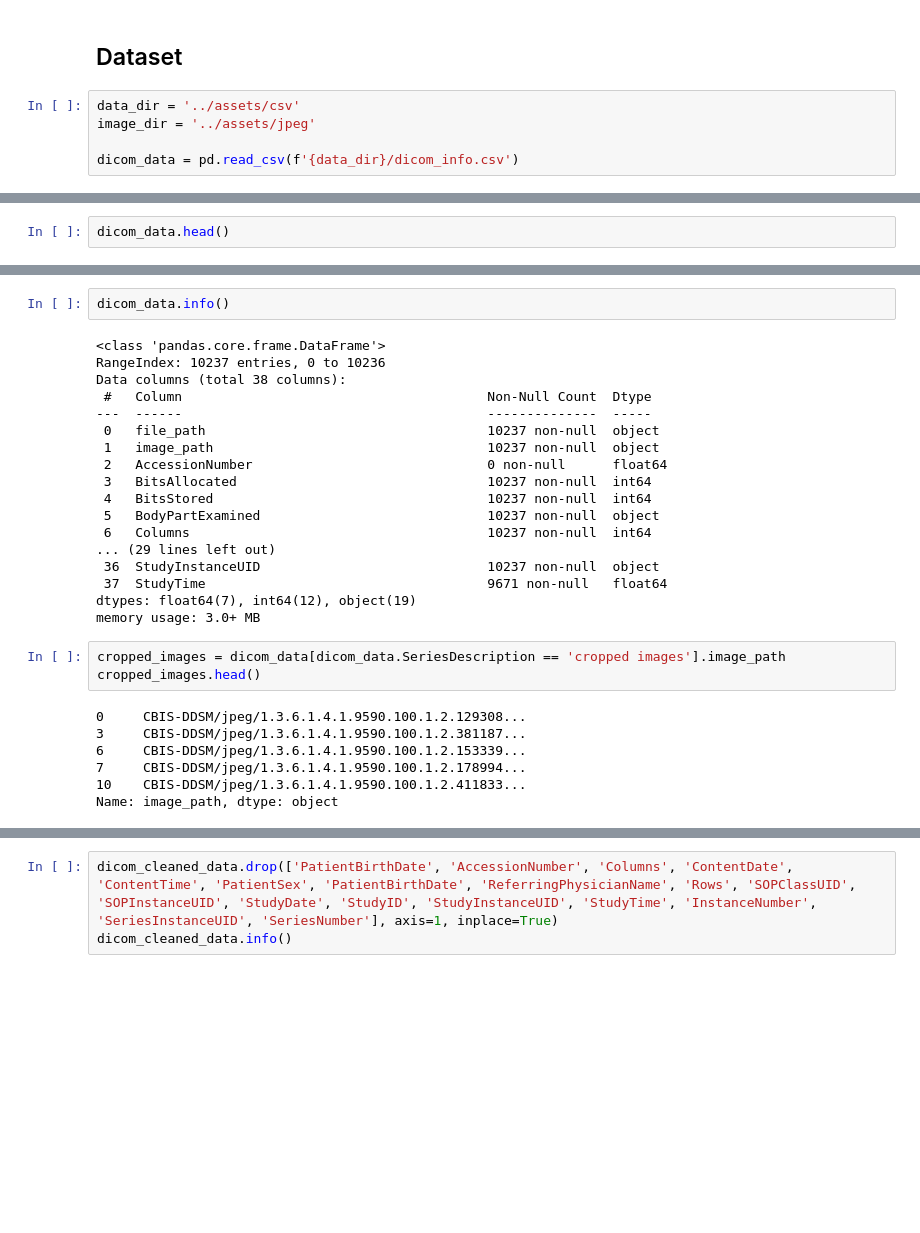
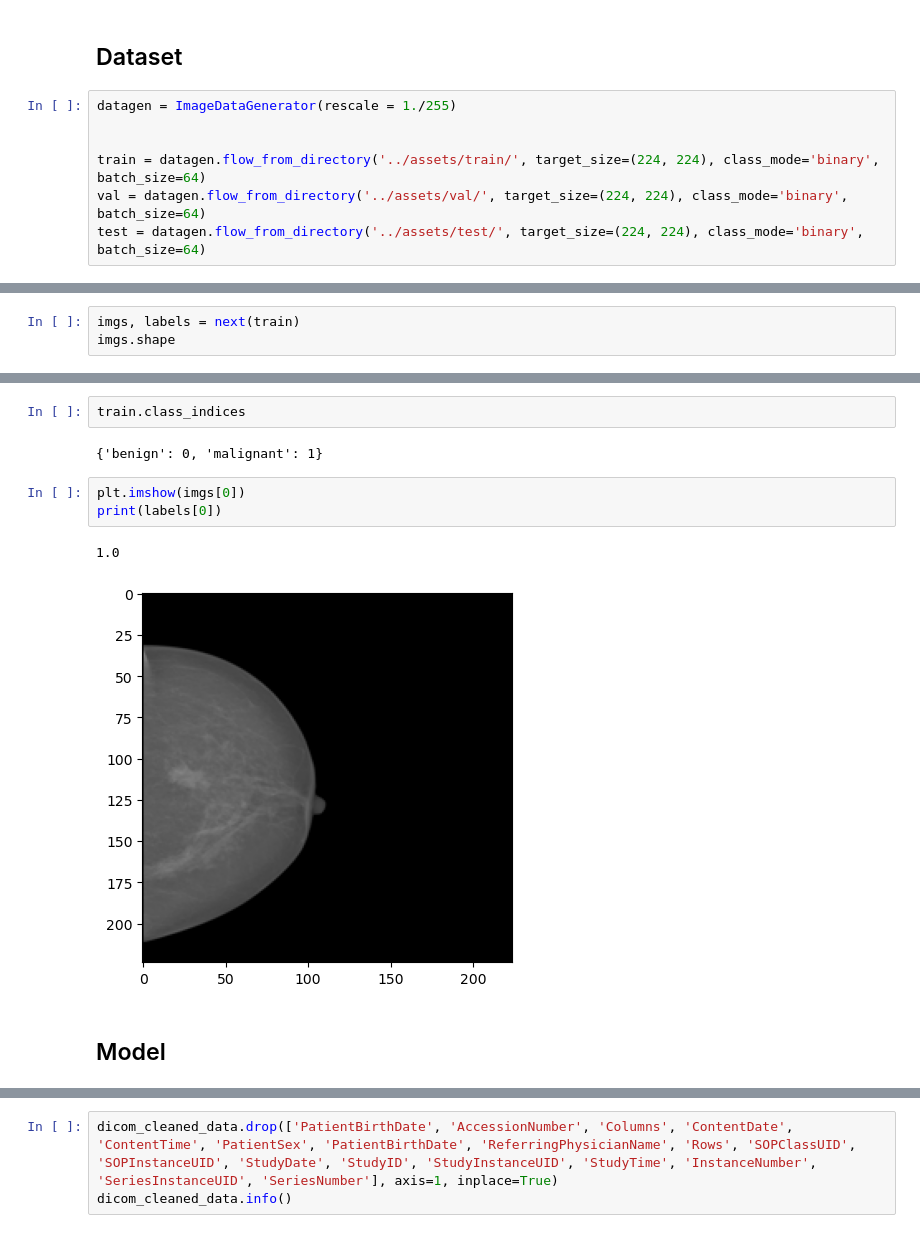
Before and after one commit to gomu-gomu/ma-dl-projet-1, a Jupyter notebook: src/main.ipynb, the cells around one changed output, grey strips where cells are left out. Saved outputs shown, nothing was run; the diff lists cells and outputs as text; blank space fills up the shorter version.

```diff
--- a/src/main.ipynb
+++ b/src/main.ipynb
@@ -60,7 +47,9 @@ random.seed(100)
 # %% [markdown]
 ## Dataset
 # %%
-data_dir = '../assets/csv'
-image_dir = '../assets/jpeg'
+datagen = ImageDataGenerator(rescale = 1./255)
 
-dicom_data = pd.read_csv(f'{data_dir}/dicom_info.csv')
+
+train = datagen.flow_from_directory('../assets/train/', target_size=(224, 224), class_mode='binary', batch_size=64)
+val = datagen.flow_from_directory('../assets/val/', target_size=(224, 224), class_mode='binary', batch_size=64)
+test = datagen.flow_from_directory('../assets/test/', target_size=(224, 224), class_mode='binary', batch_size=64)
@@ -67,3 +60,4 @@ dicom_data = pd.read_csv(f'{data_dir}/dicom_info.csv')
 # %%
-dicom_data.head()
+imgs, labels = next(train)
+imgs.shape
 # %% [output]
@@ -77,31 +65,13 @@ dicom_data.head()
 # %%
-dicom_data.info()
+train.class_indices
 # %% [output]
-<class 'pandas.core.frame.DataFrame'>
-RangeIndex: 10237 entries, 0 to 10236
-Data columns (total 38 columns):
- #   Column                                       Non-Null Count  Dtype
----  ------                                       --------------  -----
- 0   file_path                                    10237 non-null  object
- 1   image_path                                   10237 non-null  object
- 2   AccessionNumber                              0 non-null      float64
- 3   BitsAllocated                                10237 non-null  int64
- 4   BitsStored                                   10237 non-null  int64
- 5   BodyPartExamined                             10237 non-null  object
- 6   Columns                                      10237 non-null  int64
-... (29 lines left out)
- 36  StudyInstanceUID                             10237 non-null  object
- 37  StudyTime                                    9671 non-null   float64
-dtypes: float64(7), int64(12), object(19)
-memory usage: 3.0+ MB
+{'benign': 0, 'malignant': 1}
 # %%
-cropped_images = dicom_data[dicom_data.SeriesDescription == 'cropped images'].image_path
-cropped_images.head()
+plt.imshow(imgs[0])
+print(labels[0])
 # %% [output]
-0     CBIS-DDSM/jpeg/1.3.6.1.4.1.9590.100.1.2.129308...
-3     CBIS-DDSM/jpeg/1.3.6.1.4.1.9590.100.1.2.381187...
-6     CBIS-DDSM/jpeg/1.3.6.1.4.1.9590.100.1.2.153339...
-7     CBIS-DDSM/jpeg/1.3.6.1.4.1.9590.100.1.2.178994...
-10    CBIS-DDSM/jpeg/1.3.6.1.4.1.9590.100.1.2.411833...
-Name: image_path, dtype: object
+1.0
+[figure, added]
+# %% [markdown]
+## Model
 # %%
```
Also changed, not shown: parts of 20 cells of this notebook, 1 other file.
